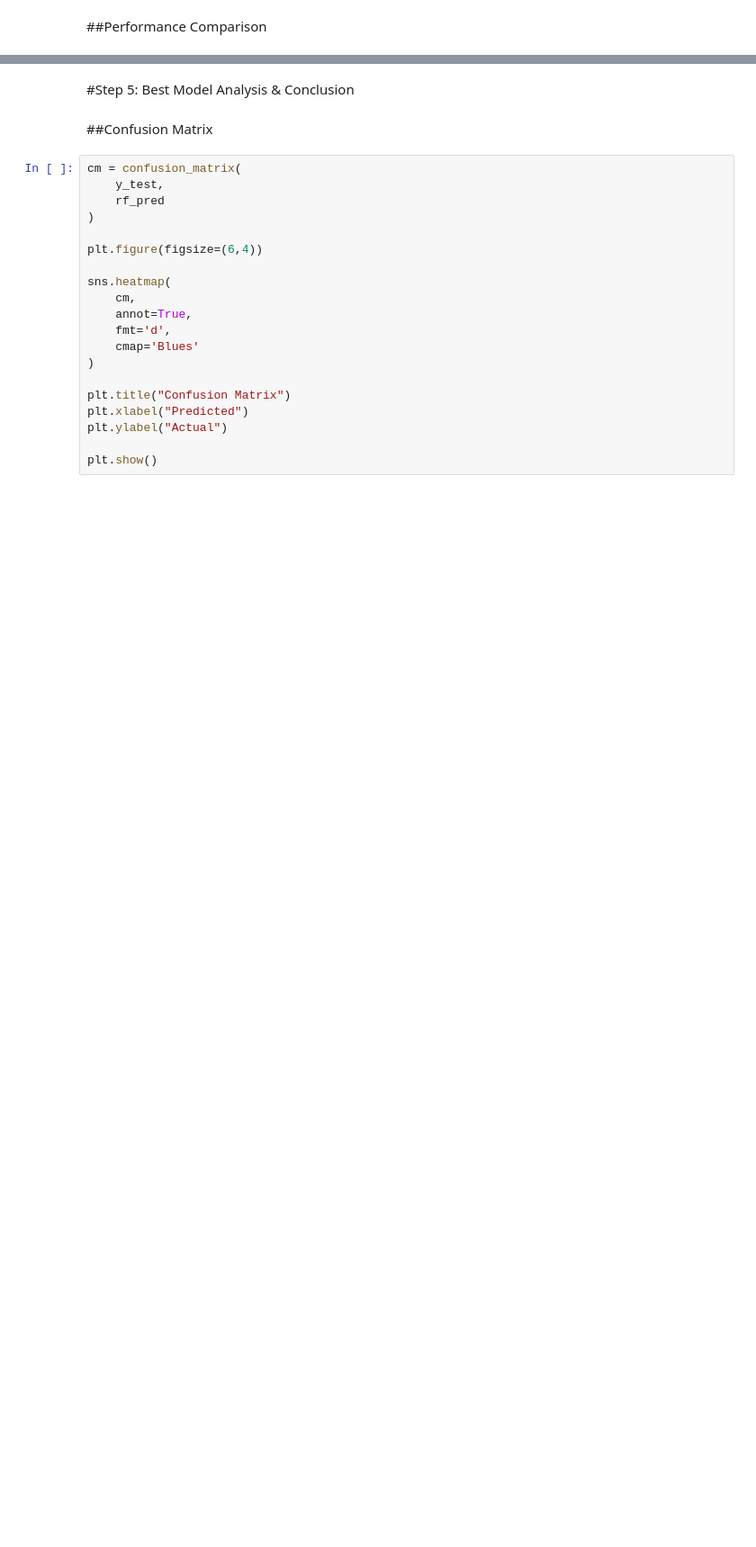
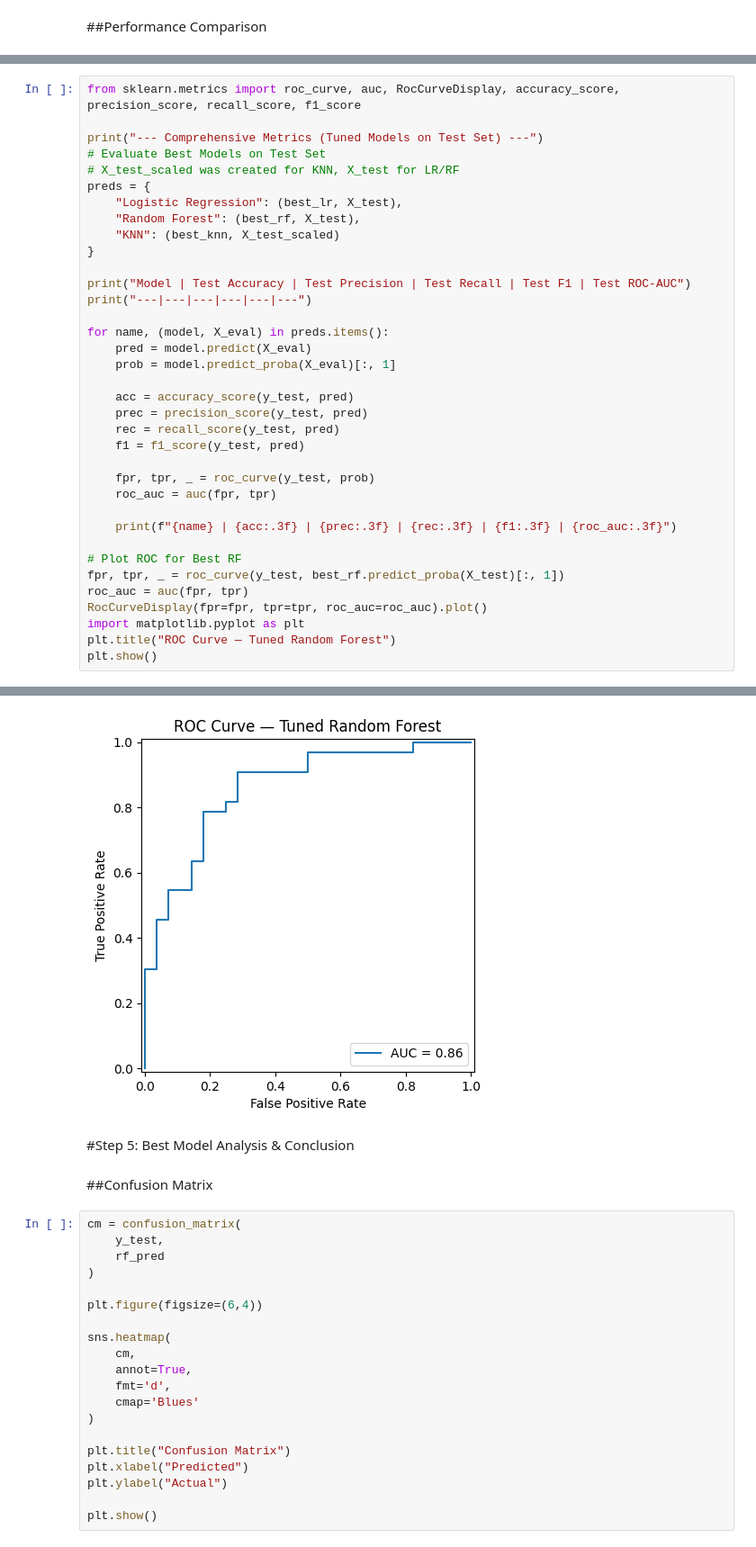
Before and after one commit to Manan0p/Heart-Disease-Prediction, a Jupyter notebook: Heart_Disease_Prediction.ipynb, the cells around one changed output, grey strips where cells are left out. Shown at 90% size. Cells and saved outputs as stored; diff of their text form; blank space fills up the shorter version.

```diff
--- a/Heart_Disease_Prediction.ipynb
+++ b/Heart_Disease_Prediction.ipynb
@@ -291,0 +362,37 @@ results.sort_values(
+# %%
+from sklearn.metrics import roc_curve, auc, RocCurveDisplay, accuracy_score, precision_score, recall_score, f1_score
+
+print("--- Comprehensive Metrics (Tuned Models on Test Set) ---")
+# Evaluate Best Models on Test Set
+# X_test_scaled was created for KNN, X_test for LR/RF
+preds = {
+    "Logistic Regression": (best_lr, X_test),
+    "Random Forest": (best_rf, X_test),
+    "KNN": (best_knn, X_test_scaled)
+}
+
+print("Model | Test Accuracy | Test Precision | Test Recall | Test F1 | Test ROC-AUC")
+print("---|---|---|---|---|---")
+
+for name, (model, X_eval) in preds.items():
+    pred = model.predict(X_eval)
+    prob = model.predict_proba(X_eval)[:, 1]
+
+    acc = accuracy_score(y_test, pred)
+    prec = precision_score(y_test, pred)
+    rec = recall_score(y_test, pred)
+    f1 = f1_score(y_test, pred)
+
+    fpr, tpr, _ = roc_curve(y_test, prob)
+    roc_auc = auc(fpr, tpr)
+
+    print(f"{name} | {acc:.3f} | {prec:.3f} | {rec:.3f} | {f1:.3f} | {roc_auc:.3f}")
+
+# Plot ROC for Best RF
+fpr, tpr, _ = roc_curve(y_test, best_rf.predict_proba(X_test)[:, 1])
+roc_auc = auc(fpr, tpr)
+RocCurveDisplay(fpr=fpr, tpr=tpr, roc_auc=roc_auc).plot()
+import matplotlib.pyplot as plt
+plt.title("ROC Curve — Tuned Random Forest")
+plt.show()
+# %% [output]
@@ -292,3 +405,4 @@ results.sort_values(
+[figure, added]
 # %% [markdown]
 #Step 5: Best Model Analysis & Conclusion
 # %% [markdown]
```
Also changed, not shown: parts of 17 cells of this notebook, 1 other file.
